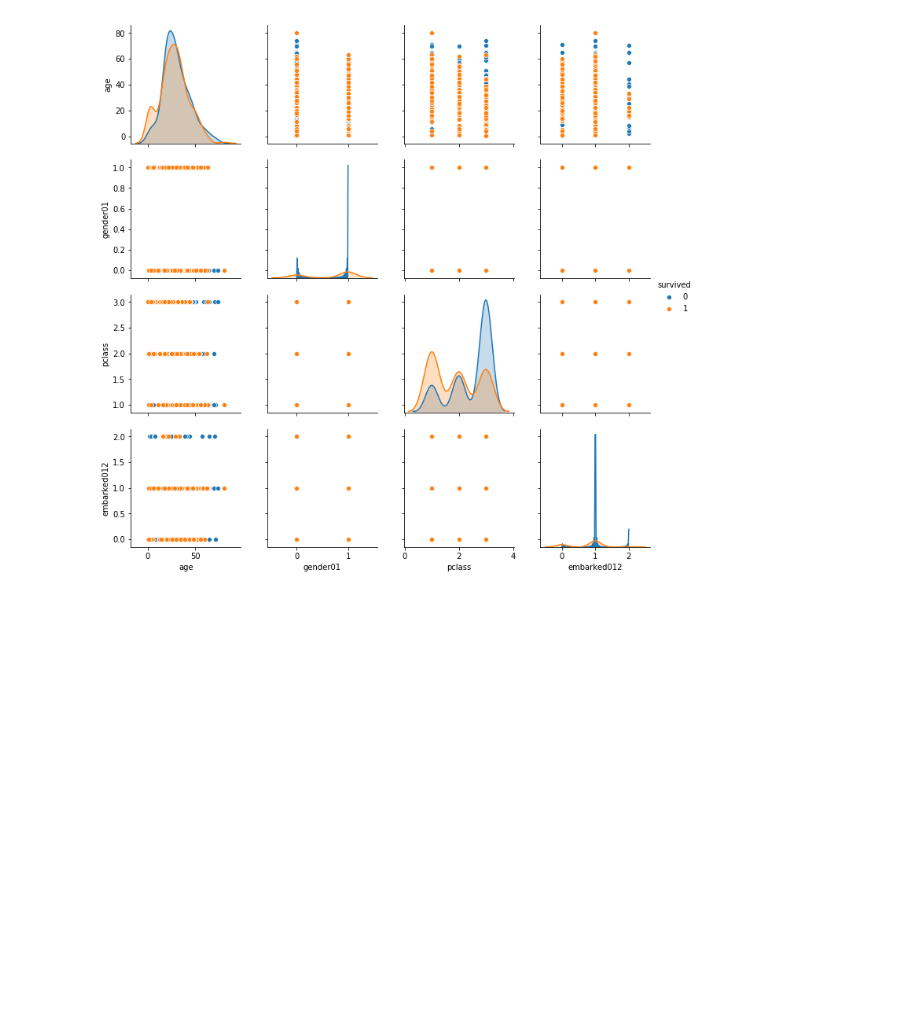
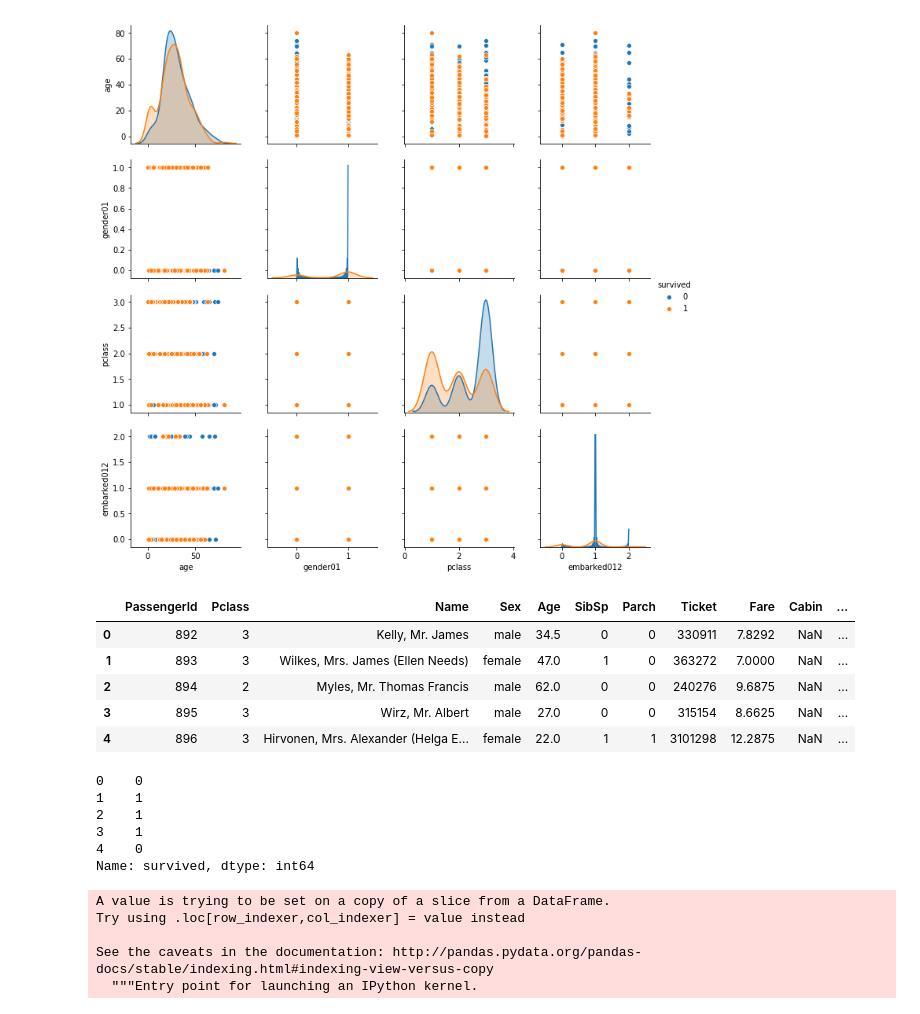
Before and after one commit to cargox/dojo_data_science, a Jupyter notebook: Titanic/DS_DOJO_01_03_2019.ipynb, the cells around one changed output. Saved outputs shown, nothing was run; the diff lists cells and outputs as text; code cells hidden in the pictures; blank space fills up the shorter version.

```diff
--- a/Titanic/DS_DOJO_01_03_2019.ipynb
+++ b/Titanic/DS_DOJO_01_03_2019.ipynb
@@ -859,0 +880,18 @@ sns.pairplot(df_train[cols], vars=cols[:-1], hue='survived')
+# %%
+df_test.head()
+# %% [output]
+|  | PassengerId | Pclass | Name | Sex | Age | SibSp | Parch | Ticket | Fare | Cabin | ... |
+| 0 | 892 | 3 | Kelly, Mr. James | male | 34.5 | 0 | 0 | 330911 | 7.8292 | NaN | ... |
+| 1 | 893 | 3 | Wilkes, Mrs. James (Ellen Needs) | female | 47.0 | 1 | 0 | 363272 | 7.0000 | NaN | ... |
+| 2 | 894 | 2 | Myles, Mr. Thomas Francis | male | 62.0 | 0 | 0 | 240276 | 9.6875 | NaN | ... |
+| 3 | 895 | 3 | Wirz, Mr. Albert | male | 27.0 | 0 | 0 | 315154 | 8.6625 | NaN | ... |
+| 4 | 896 | 3 | Hirvonen, Mrs. Alexander (Helga E... | female | 22.0 | 1 | 1 | 3101298 | 12.2875 | NaN | ... |
+# %%
+y.head()
+# %% [output]
+0    0
+1    1
+2    1
+3    1
+4    0
+Name: survived, dtype: int64
@@ -859,0 +905,8 @@ sns.pairplot(df_train[cols], vars=cols[:-1], hue='survived')
+# %%
+df_train['previsao'] = predicao
+# %% [output]
+A value is trying to be set on a copy of a slice from a DataFrame.
+Try using .loc[row_indexer,col_indexer] = value instead
+
+See the caveats in the documentation: http://pandas.pydata.org/pandas-docs/stable/indexing.html#indexing-view-versus-copy
+  """Entry point for launching an IPython kernel.
```
Also changed, not shown: parts of 23 cells of this notebook, 1 other file.
